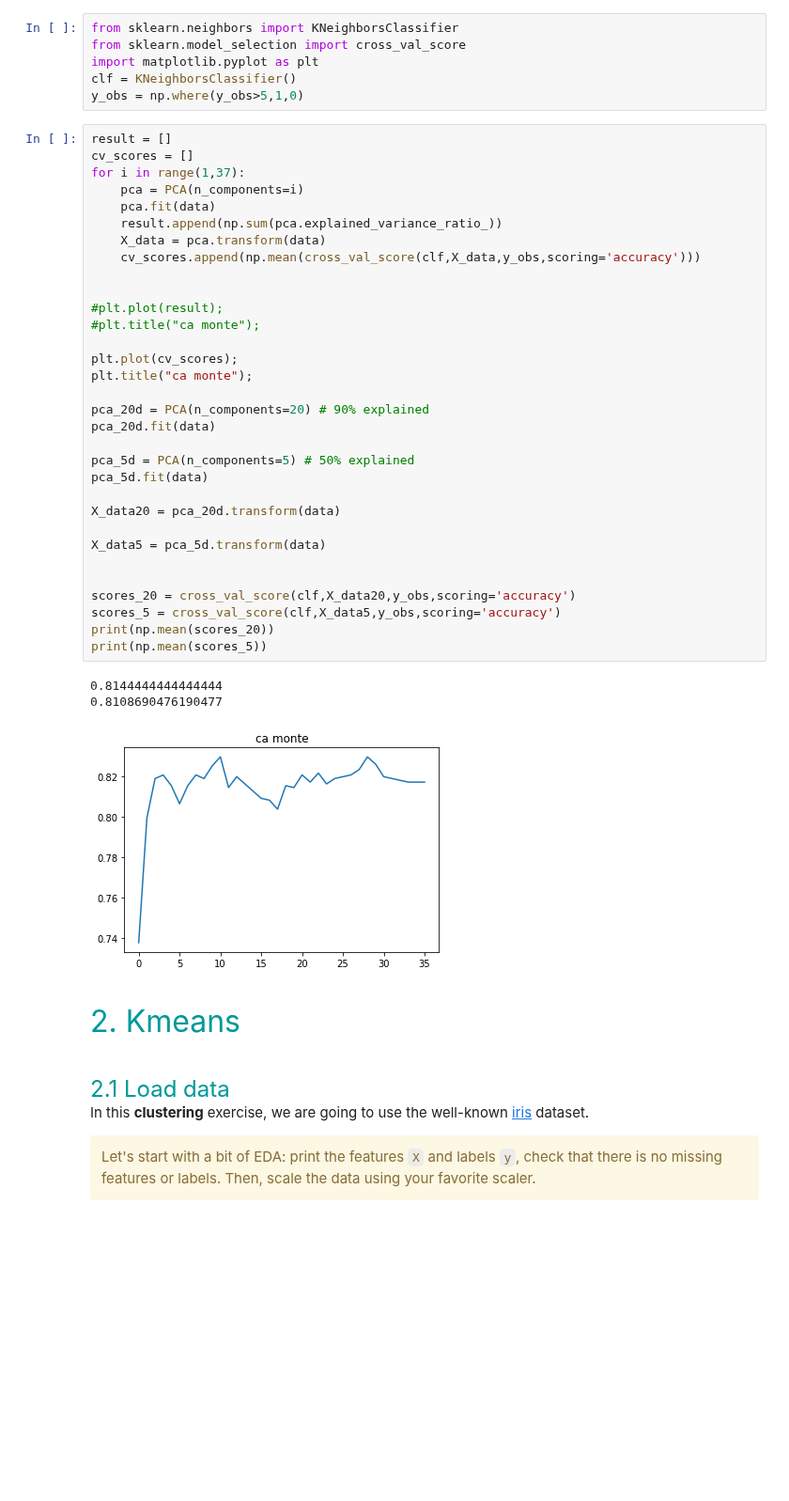
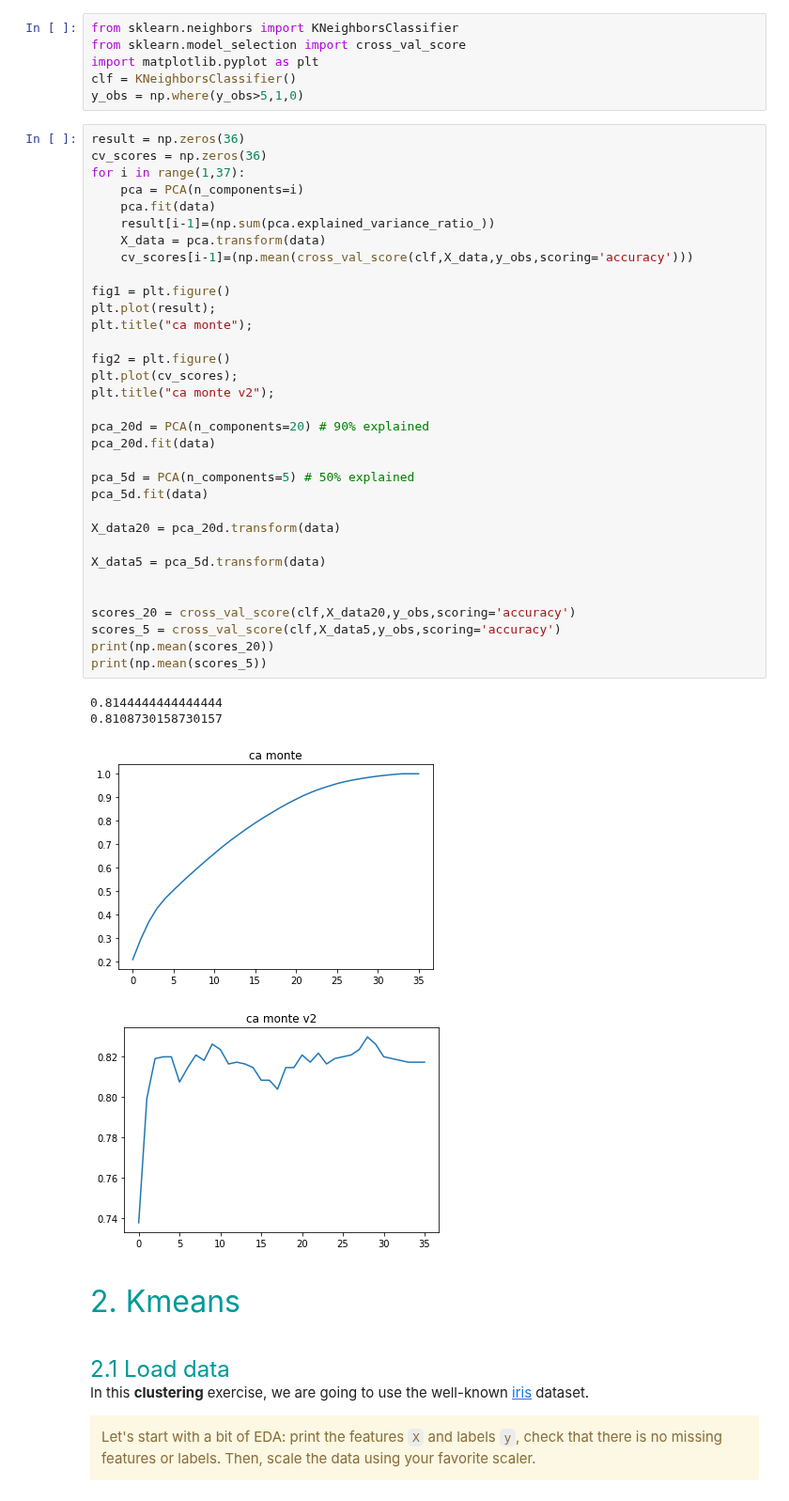
Before and after one commit to evandieren/Statistics-and-Data-Science-LEPL1109, a Jupyter notebook: TP3/tp3_student.ipynb, the cells around one changed output. Shown at 94% size. Cells and saved outputs as stored; diff of their text form; blank space fills up the shorter version.

```diff
--- a/TP3/tp3_student.ipynb
+++ b/TP3/tp3_student.ipynb
@@ -159,41 +156,43 @@ import matplotlib.pyplot as plt
 clf = KNeighborsClassifier()
 y_obs = np.where(y_obs>5,1,0)
 # %%
-result = []
-cv_scores = []
+result = np.zeros(36)
+cv_scores = np.zeros(36)
 for i in range(1,37):
     pca = PCA(n_components=i)
     pca.fit(data)
-    result.append(np.sum(pca.explained_variance_ratio_))
+    result[i-1]=(np.sum(pca.explained_variance_ratio_))
     X_data = pca.transform(data)
-    cv_scores.append(np.mean(cross_val_score(clf,X_data,y_obs,scoring='accuracy')))
+    cv_scores[i-1]=(np.mean(cross_val_score(clf,X_data,y_obs,scoring='accuracy')))
 
+fig1 = plt.figure()
+plt.plot(result);
+plt.title("ca monte");
 
-#plt.plot(result);
-#plt.title("ca monte");
-
+fig2 = plt.figure()
 plt.plot(cv_scores);
-plt.title("ca monte");
+plt.title("ca monte v2");
 
 pca_20d = PCA(n_components=20) # 90% explained
 pca_20d.fit(data)
 
 pca_5d = PCA(n_components=5) # 50% explained
 pca_5d.fit(data)
 
 X_data20 = pca_20d.transform(data)
 
 X_data5 = pca_5d.transform(data)
 
 
 scores_20 = cross_val_score(clf,X_data20,y_obs,scoring='accuracy')
 scores_5 = cross_val_score(clf,X_data5,y_obs,scoring='accuracy')
 print(np.mean(scores_20))
 print(np.mean(scores_5))
 # %% [output]
 0.8144444444444444
-0.8108690476190477
+0.8108730158730157
-[figure, old version]
+[figure, new version]
+[figure, added]
 # %% [markdown]
 <br>
 <font size=7 color=#009999> 2. Kmeans </font> <br><br>
```
Also changed, not shown: parts of 6 cells of this notebook.
